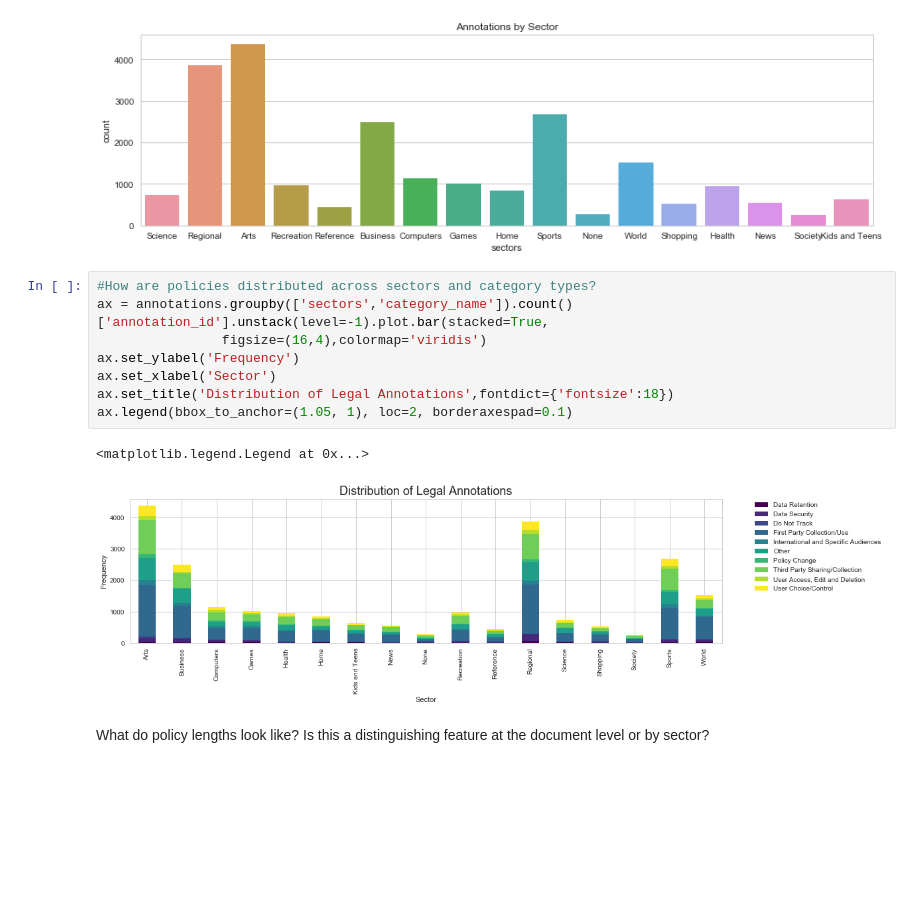
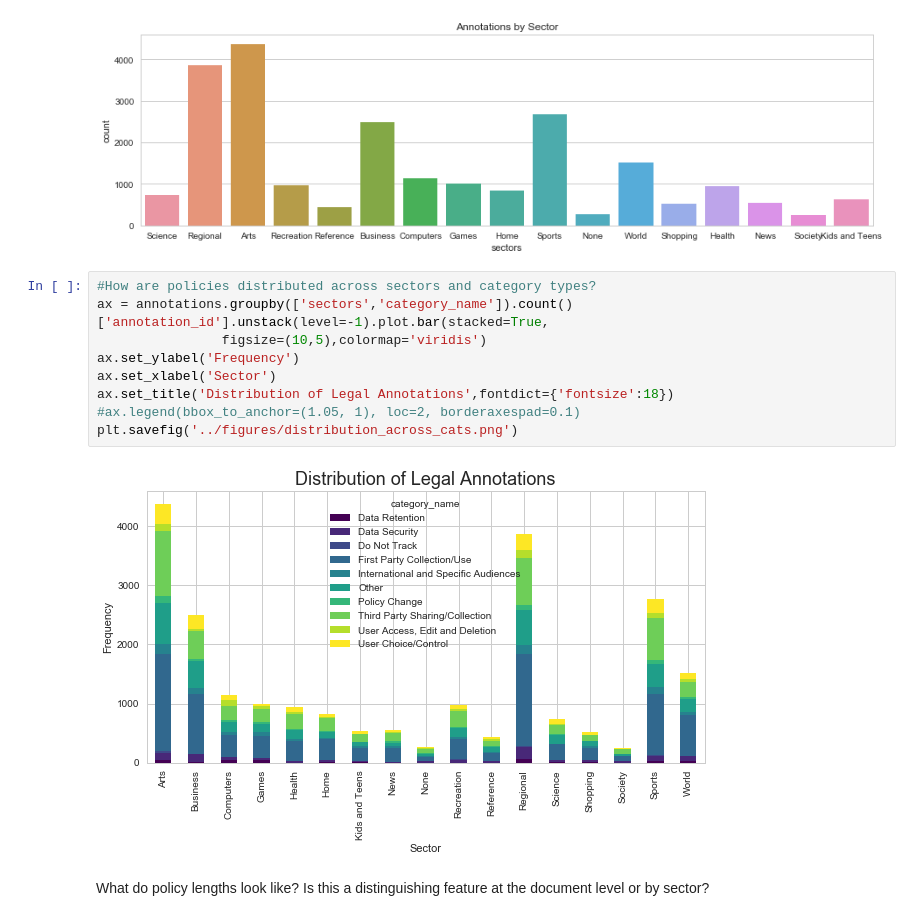
Before and after one commit to pmayostendorp/beforeiaccept, a Jupyter notebook: scripts/OPP Data Exploration.ipynb, the cells around one changed output. Cells and saved outputs as stored; diff of their text form; blank space fills up the shorter version.

```diff
--- a/scripts/OPP Data Exploration.ipynb
+++ b/scripts/OPP Data Exploration.ipynb
@@ -138,14 +138,14 @@ plt.title('Annotations by Sector')
 # %%
 #How are policies distributed across sectors and category types?
 ax = annotations.groupby(['sectors','category_name']).count()['annotation_id'].unstack(level=-1).plot.bar(stacked=True,
-                figsize=(16,4),colormap='viridis')
+                figsize=(10,5),colormap='viridis')
 ax.set_ylabel('Frequency')
 ax.set_xlabel('Sector')
 ax.set_title('Distribution of Legal Annotations',fontdict={'fontsize':18})
-ax.legend(bbox_to_anchor=(1.05, 1), loc=2, borderaxespad=0.1)
+#ax.legend(bbox_to_anchor=(1.05, 1), loc=2, borderaxespad=0.1)
+plt.savefig('../figures/distribution_across_cats.png')
 # %% [output]
-<matplotlib.legend.Legend at 0x...>
-[figure, old version]
+[figure, new version]
 # %% [markdown]
 What do policy lengths look like? Is this a distinguishing feature at the document level or by sector?
 # %%
```
Also changed, not shown: 4 other files.
